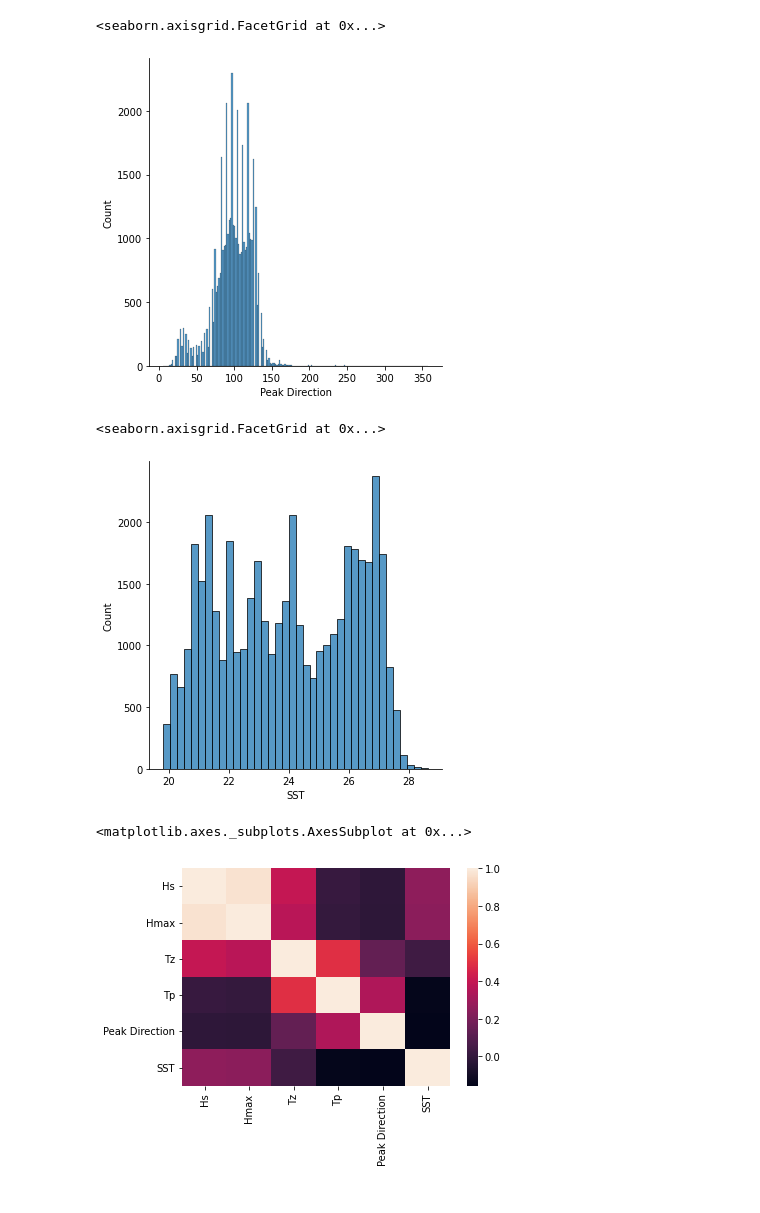
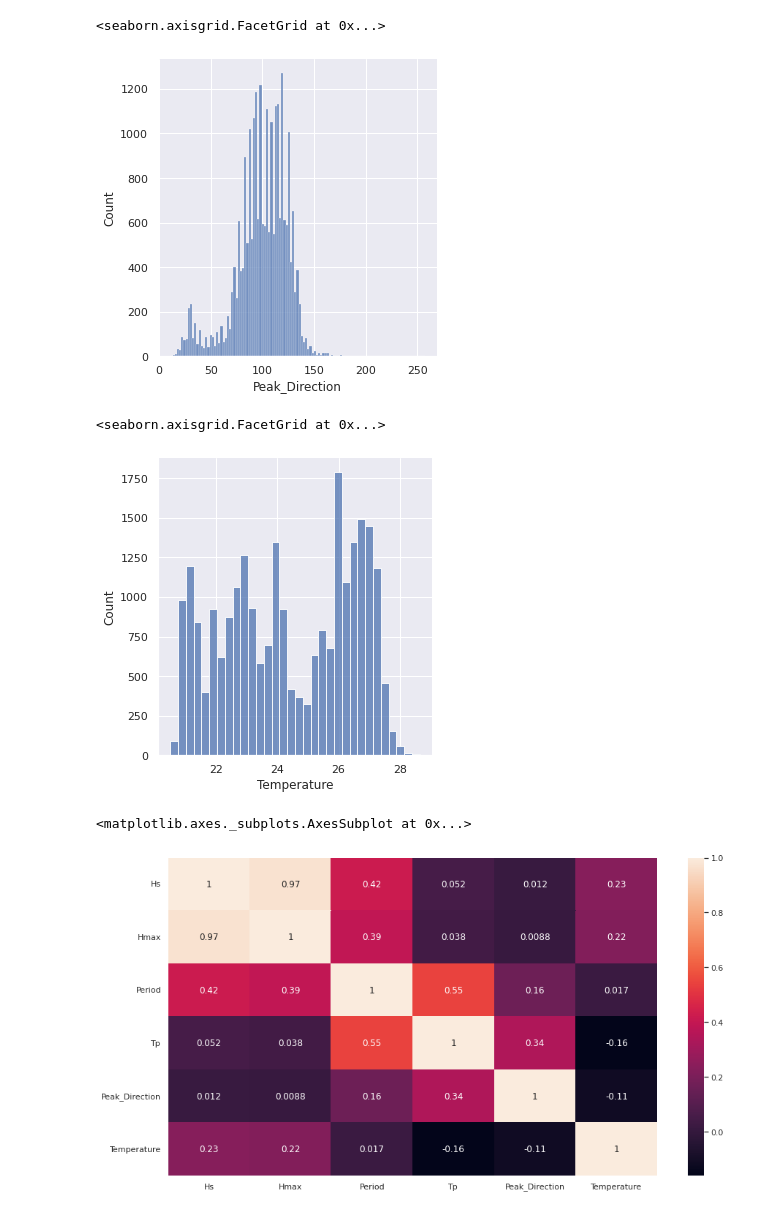
Before and after one commit to thomaslprr/WavePrediction, a Jupyter notebook: waves.ipynb, the cells around one changed output. Saved outputs shown, nothing was run; the diff lists cells and outputs as text; code cells hidden in the pictures.

```diff
--- a/waves.ipynb
+++ b/waves.ipynb
@@ -9,3 +13,12 @@ datas = datas[datas["SST"]!=-99.900000]
+# %%
+WAVE_PATH = "/content/wave.csv"
+datas = pd.read_csv(WAVE_PATH,parse_dates=True,index_col=0,nrows=25000)
+datas.replace(-99.90, np.nan, inplace=True)
+datas = datas.interpolate(limit_direction='both')
+datas.index = pd.to_datetime(datas.index).to_period('15T')
+datas = datas.rename(columns={'Peak Direction': 'Peak_Direction'})
+datas = datas.rename(columns={'SST': 'Temperature'})
+datas = datas.rename(columns={'Tz': 'Period'})
 # %%
 datas.describe()
 # %% [output]
@@ -54,15 +85,15 @@ sns.displot(datas["Tp"])
 # %%
-sns.displot(datas["Peak Direction"])
+sns.displot(datas["Peak_Direction"])
 # %% [output]
 <seaborn.axisgrid.FacetGrid at 0x...>
-[figure, old version]
+[figure, new version]
 # %%
-sns.displot(datas["SST"])
+sns.displot(datas["Temperature"])
 # %% [output]
 <seaborn.axisgrid.FacetGrid at 0x...>
-[figure, old version]
+[figure, new version]
 # %%
-sns.heatmap(datas.corr())
+sns.heatmap(datas.corr(),annot=True)
 # %% [output]
 <matplotlib.axes._subplots.AxesSubplot at 0x...>
-[figure, old version]
+[figure, new version]
```
Also changed, not shown: parts of 18 cells of this notebook.
